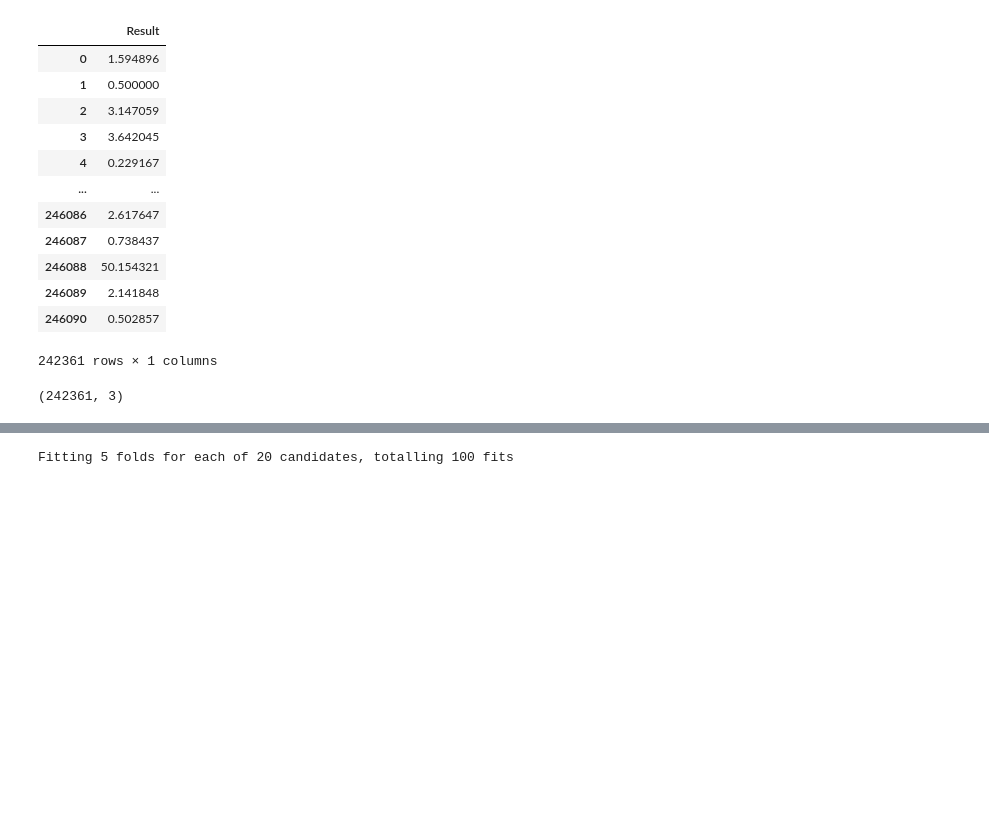
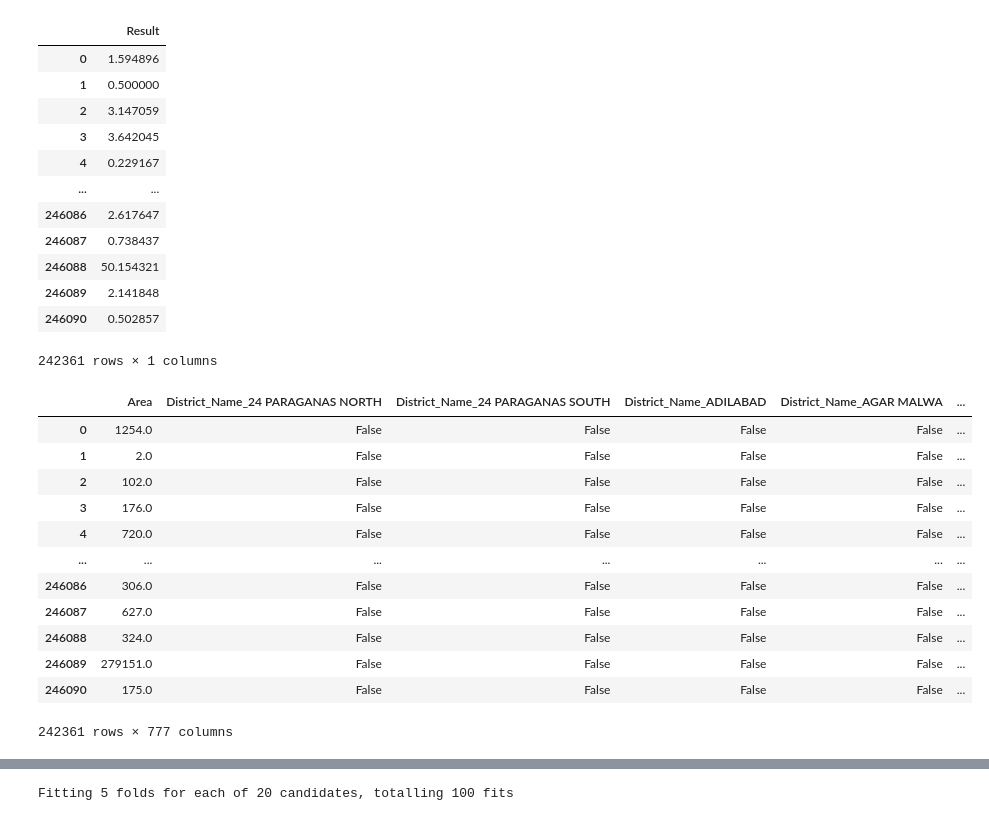
Before and after one commit to Joywin2412/CropPrediction, a Jupyter notebook: file1.ipynb, the cells around one changed output, grey strips where cells are left out. Cells and saved outputs as stored; diff of their text form; code cells hidden in the pictures; blank space fills up the shorter version.

Commit message:
Random forest and panda check

```diff
--- a/file1.ipynb
+++ b/file1.ipynb
@@ -43,10 +43,26 @@ y
 | 246089 | 2.141848 |
 | 246090 | 0.502857 |
 242361 rows × 1 columns
+# %%
+df = pd.get_dummies(df, columns = ['State_Name', 'Season','Crop'])
+df
+# df[0]["District_Name_NICOBARS"]
+# %% [output]
+|  | Area | District_Name_24 PARAGANAS NORTH | District_Name_24 PARAGANAS SOUTH | District_Name_ADILABAD | District_Name_AGAR MALWA | ... |
+| 0 | 1254.0 | False | False | False | False | ... |
+| 1 | 2.0 | False | False | False | False | ... |
+| 2 | 102.0 | False | False | False | False | ... |
+| 3 | 176.0 | False | False | False | False | ... |
+| 4 | 720.0 | False | False | False | False | ... |
+| ... | ... | ... | ... | ... | ... | ... |
+| 246086 | 306.0 | False | False | False | False | ... |
+| 246087 | 627.0 | False | False | False | False | ... |
+| 246088 | 324.0 | False | False | False | False | ... |
+| 246089 | 279151.0 | False | False | False | False | ... |
+| 246090 | 175.0 | False | False | False | False | ... |
+242361 rows × 777 columns
 # %%
+from sklearn.model_selection import train_test_split
 
-
-X_train, X_test, y_train, y_test = train_test_split(X_train_normalized, y, test_size = .15, random_state = 18)
-X_train , X_cv , y_train , y_cv = train_test_split(X_train_normalized, y, test_size = .10, random_state = 18)
+X_train, X_test, y_train, y_test = train_test_split(df, y, test_size = .15, random_state = 18)
+X_train , X_cv , y_train , y_cv = train_test_split(df, y, test_size = .10, random_state = 18)
-# %% [output]
-(242361, 3)
```
Also changed, not shown: parts of 9 cells of this notebook.
